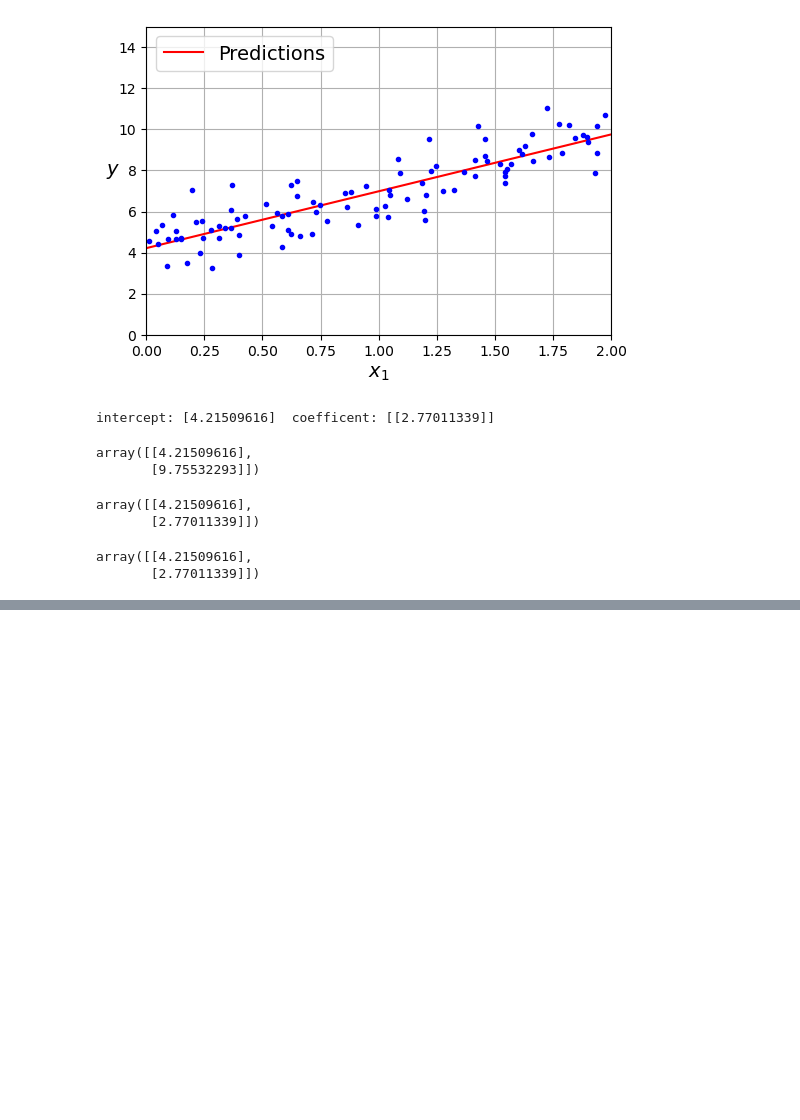
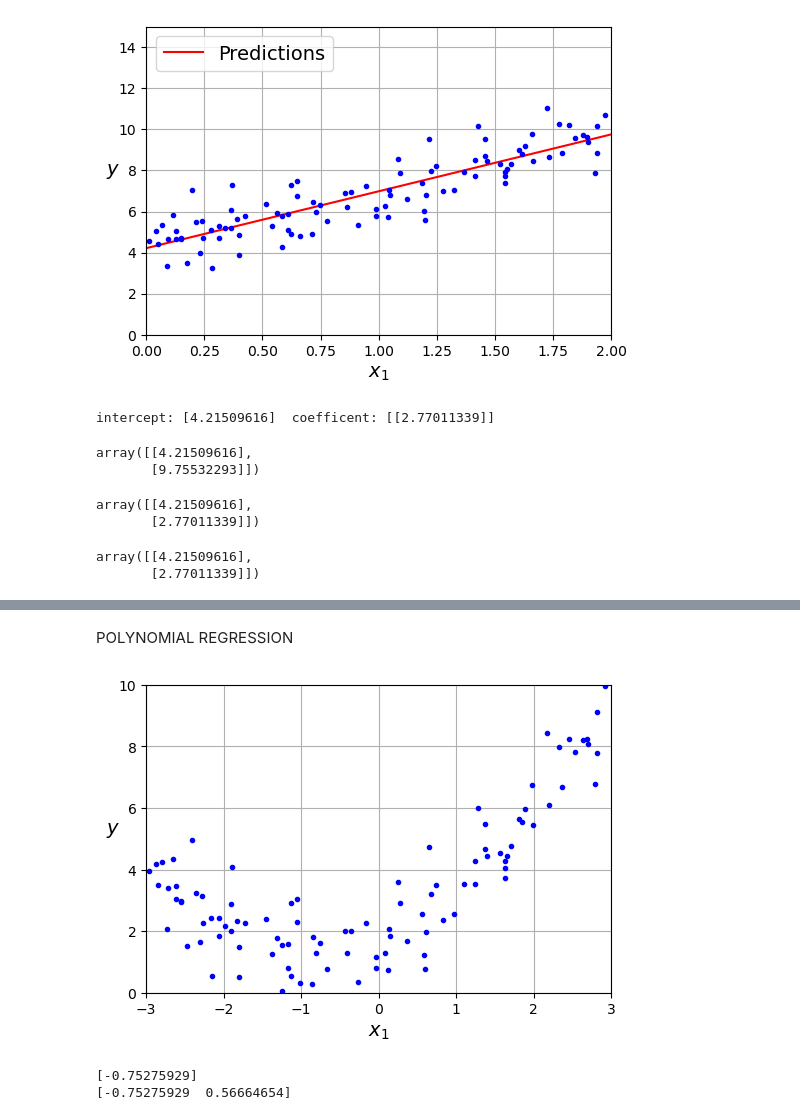
Before and after one commit to GGRusty/Hands-on-ML, a Jupyter notebook: chapters/Chapter4_linear_models.ipynb, the cells around one changed output, grey strips where cells are left out. Cells and saved outputs as stored; diff of their text form; code cells hidden in the pictures; blank space fills up the shorter version.

Commit message:
finished Chapter4_linear_models notes

```diff
--- a/chapters/Chapter4_linear_models.ipynb
+++ b/chapters/Chapter4_linear_models.ipynb
@@ -82,0 +269,28 @@ array([[4.21509616],
+# %% [markdown]
+POLYNOMIAL REGRESSION
+# %%
+# if the data is more complex you an use a linear model to fit non linear data by adding powers called polynomial regression
+# we will generate nolinear data based on a simple quadratic equation + some noise
+np.random.seed(42)
+m = 100
+X = 6 * np.random.rand(m, 1) - 3
+y = 0.5 * X**2 + X + 2 + np.random.randn(m, 1)
+
+plt.figure(figsize=(6, 4))
+plt.plot(X, y, "b.")
+plt.xlabel("$x_1$")
+plt.ylabel("$y$", rotation=0)
+plt.axis([-3, 3, 0, 10])
+plt.grid()
+plt.show()
+# %% [output]
+[figure, added]
+# %%
+# a straight line will never fit so we use sklearn's PolynomialFeatures class to transform our training data by adding the square of each feature in the training set as a new feature
+poly_features = PolynomialFeatures(degree=2, include_bias=False)
+X_poly = poly_features.fit_transform(X)
+print(X[0])
+print(X_poly[0])
+# %% [output]
+[-0.75275929]
+[-0.75275929  0.56664654]
```
Also changed, not shown: parts of 39 cells of this notebook.
